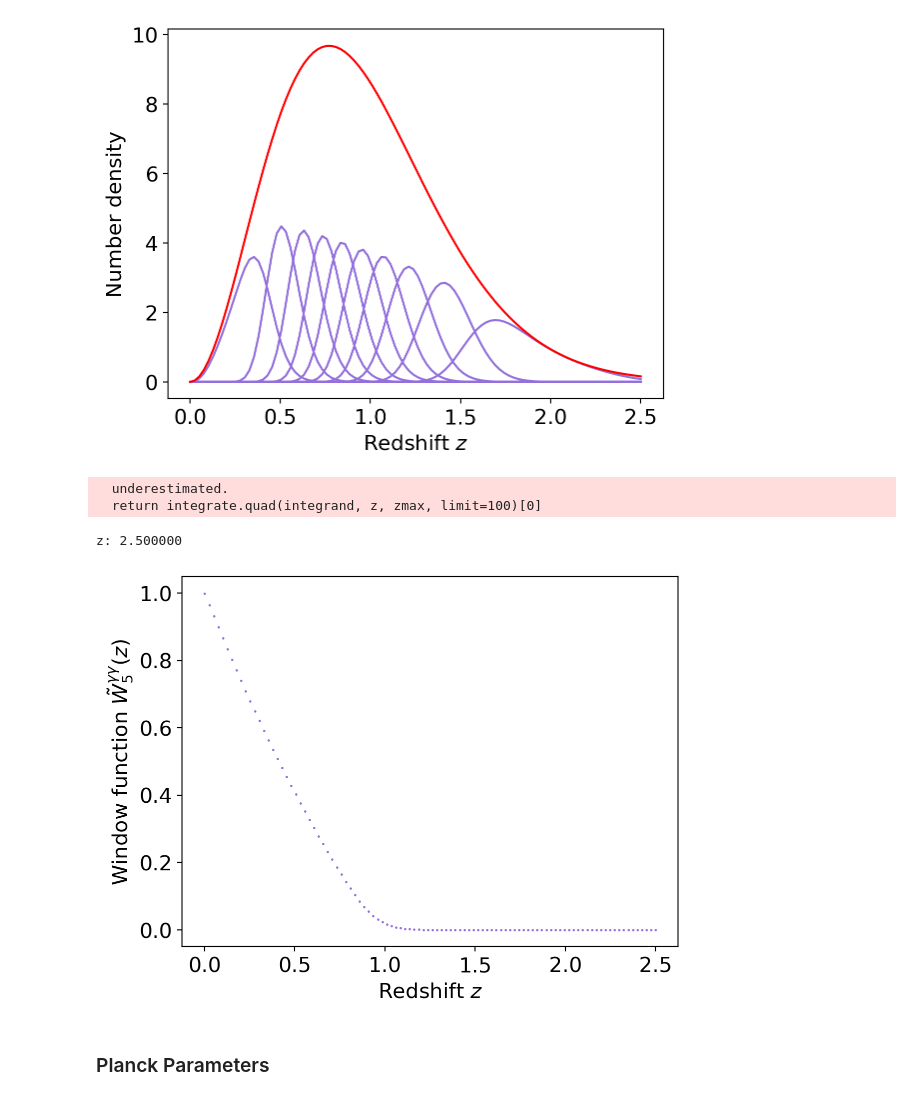
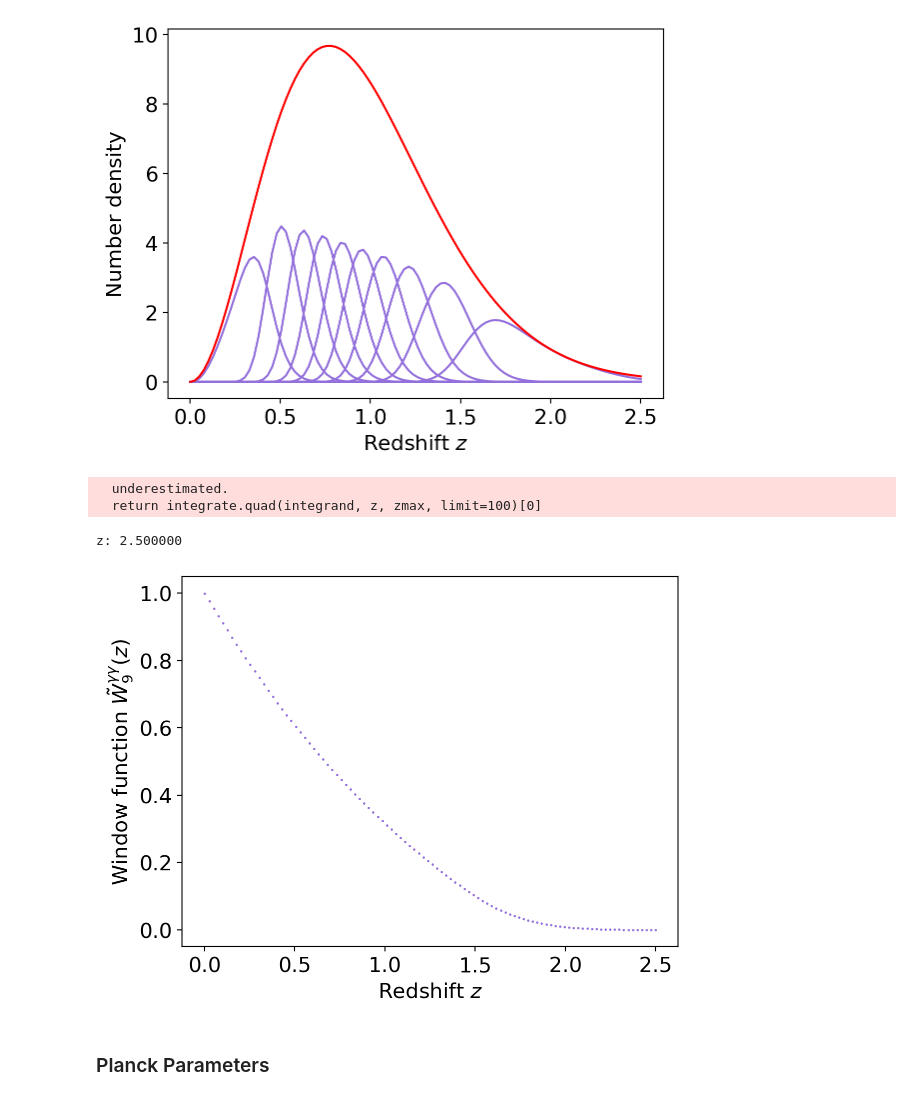
Before and after one commit to vPedreros/dfi-summer-2023, a Jupyter notebook: summer_nb.ipynb, the cells around one changed output. Drawn from its saved outputs; the diff is of its cells as text; code cells hidden in the pictures.

```diff
--- a/summer_nb.ipynb
+++ b/summer_nb.ipynb
@@ -280,20 +280,20 @@ def weight_gamma(i, z, Omm=omm):
     z_dep = (1 + z) * r(z) * window(i, z)
     return constant * z_dep
 # %%
-i = 5
+i = 9
 
 fig, ax = plt.subplots()
 
 for z in z_to_plot:
     ax.scatter(z, window(i, z), c='mediumpurple', s=0.5)
     print("z: %f"%z, end = '\r')
 ax.set_xlabel('Redshift $z$')
 ax.set_ylabel(r'Window function $\tilde{W}_%s^{\gamma\gamma}(z)$'%(str(i)));
 # %% [output]
   underestimated.
   return integrate.quad(integrand, z, zmax, limit=100)[0]
 z: 2.500000
-[figure, old version]
+[figure, new version]
 # %% [markdown]
 ### Planck Parameters
 # %%
```
Also changed, not shown: parts of 2 cells of this notebook.
